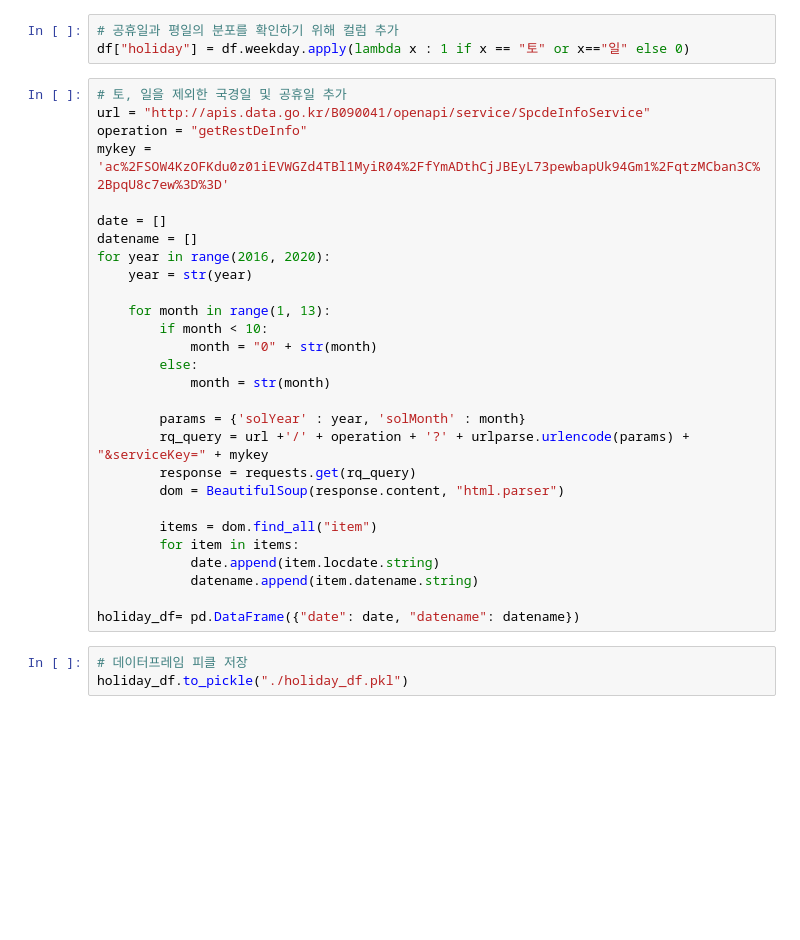
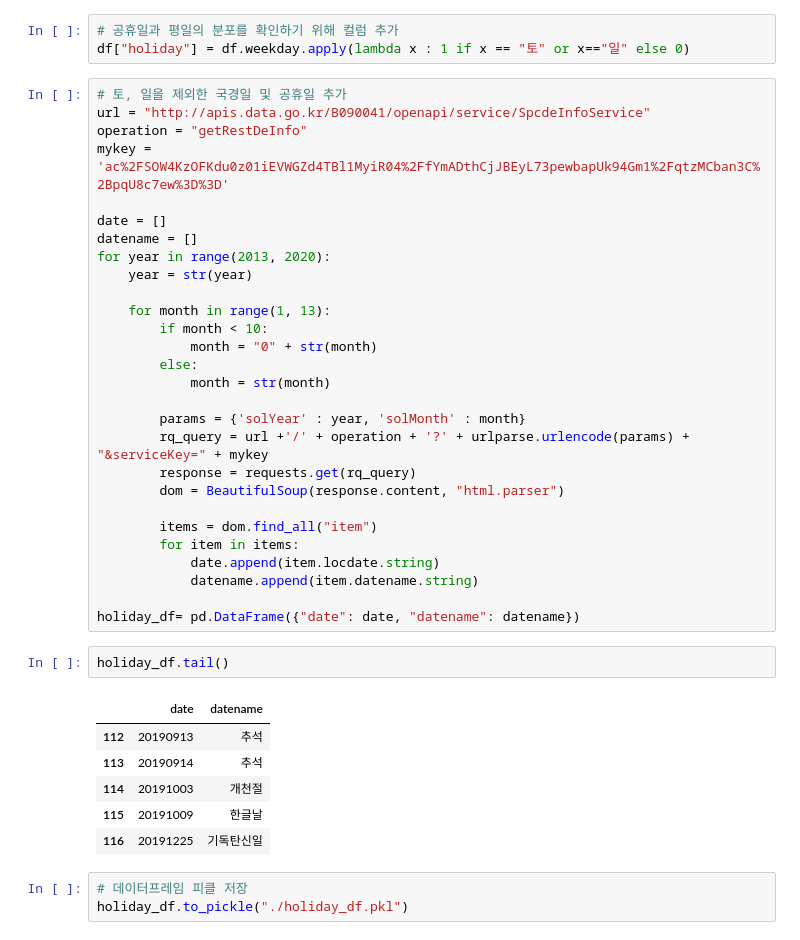
Before and after one commit to Yenabeam/dss_prjt_eda, a Jupyter notebook: eda_project_rev03.ipynb, the cells around one changed output. Drawn from its saved outputs; the diff is of its cells as text; blank space fills up the shorter version.

```diff
--- a/eda_project_rev03.ipynb
+++ b/eda_project_rev03.ipynb
@@ -153,7 +153,7 @@ mykey = 'ac%2FSOW4KzOFKdu0z01iEVWGZd4TBl1MyiR04%2FfYmADthCjJBEyL73pewbapUk94Gm1%
 
 date = []
 datename = []
-for year in range(2016, 2020):
+for year in range(2013, 2020):
     year = str(year)
 
     for month in range(1, 13):
@@ -173,6 +173,15 @@ for year in range(2016, 2020):
             datename.append(item.datename.string)
 
 holiday_df= pd.DataFrame({"date": date, "datename": datename})
+# %%
+holiday_df.tail()
+# %% [output]
+|  | date | datename |
+| 112 | 20190913 | 추석 |
+| 113 | 20190914 | 추석 |
+| 114 | 20191003 | 개천절 |
+| 115 | 20191009 | 한글날 |
+| 116 | 20191225 | 기독탄신일 |
 # %%
 # 데이터프레임 피클 저장
 holiday_df.to_pickle("./holiday_df.pkl")
```
Also changed, not shown: 2 other files.
